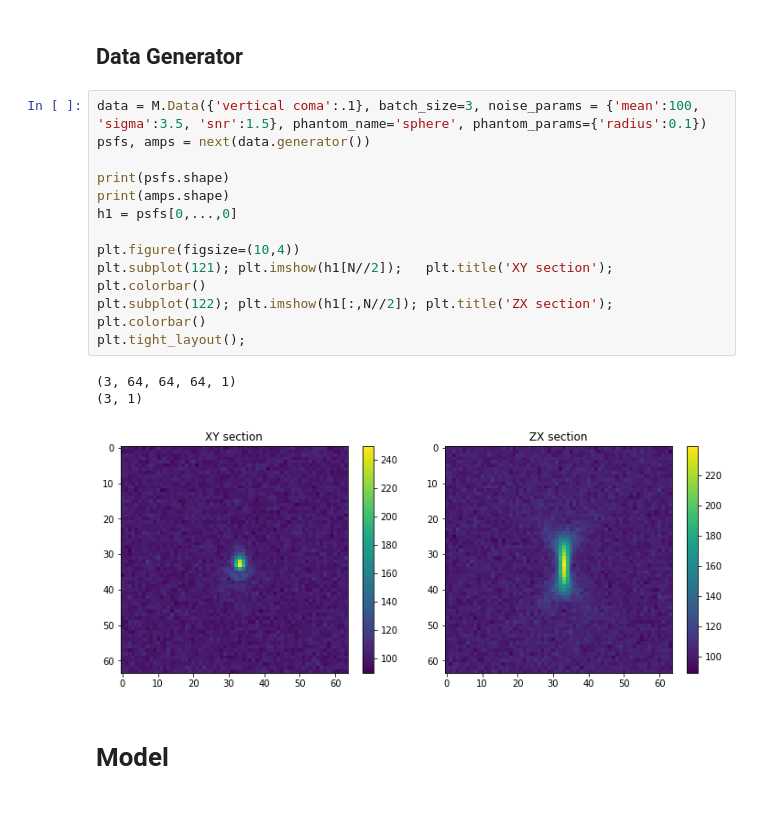
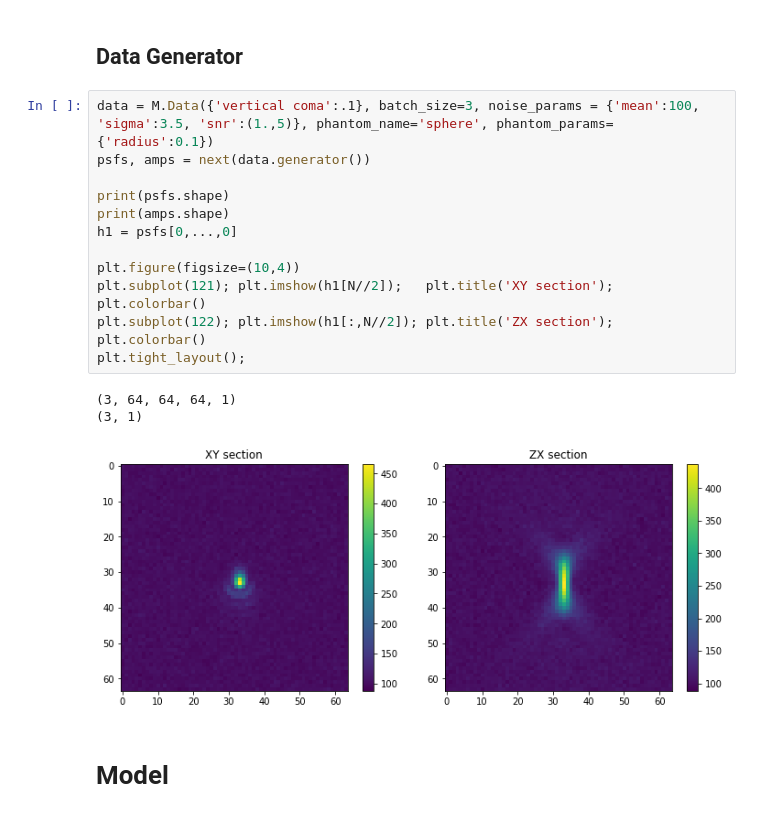
Before and after one commit to mpicbg-csbd/phasenet, a Jupyter notebook: notebooks/dev.ipynb, the cells around one changed output. Cells and saved outputs as stored; diff of their text form.

```diff
--- a/notebooks/dev.ipynb
+++ b/notebooks/dev.ipynb
@@ -99,21 +99,21 @@ None;
 # %% [markdown]
 ## Data Generator
 # %%
-data = M.Data({'vertical coma':.1}, batch_size=3, noise_params = {'mean':100, 'sigma':3.5, 'snr':1.5}, phantom_name='sphere', phantom_params={'radius':0.1})
+data = M.Data({'vertical coma':.1}, batch_size=3, noise_params = {'mean':100, 'sigma':3.5, 'snr':(1.,5)}, phantom_name='sphere', phantom_params={'radius':0.1})
 psfs, amps = next(data.generator())
 
 print(psfs.shape)
 print(amps.shape)
 h1 = psfs[0,...,0]
 
 plt.figure(figsize=(10,4))
 plt.subplot(121); plt.imshow(h1[N//2]);   plt.title('XY section'); plt.colorbar()
 plt.subplot(122); plt.imshow(h1[:,N//2]); plt.title('ZX section'); plt.colorbar()
 plt.tight_layout();
 # %% [output]
 (3, 64, 64, 64, 1)
 (3, 1)
-[figure, old version]
+[figure, new version]
 # %% [markdown]
 # Model
 # %%
```
Also changed, not shown: 2 other files.
